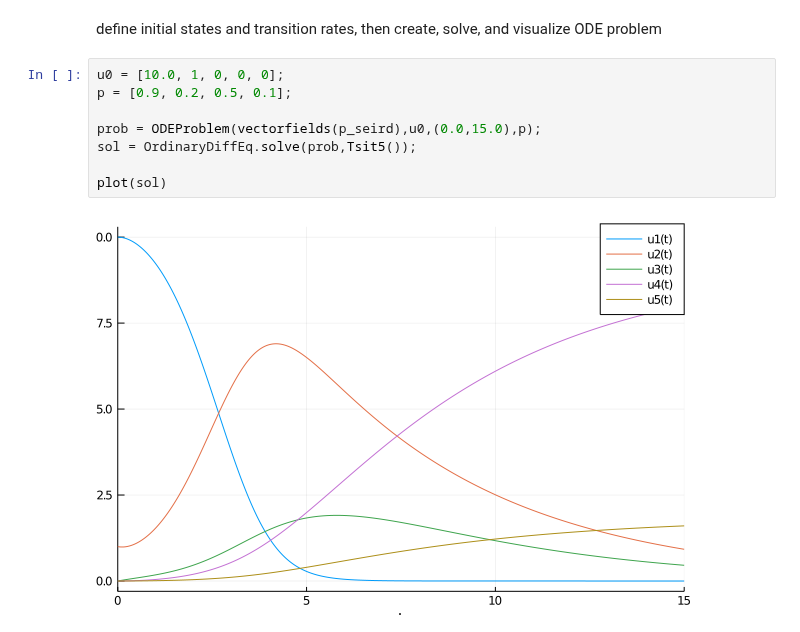
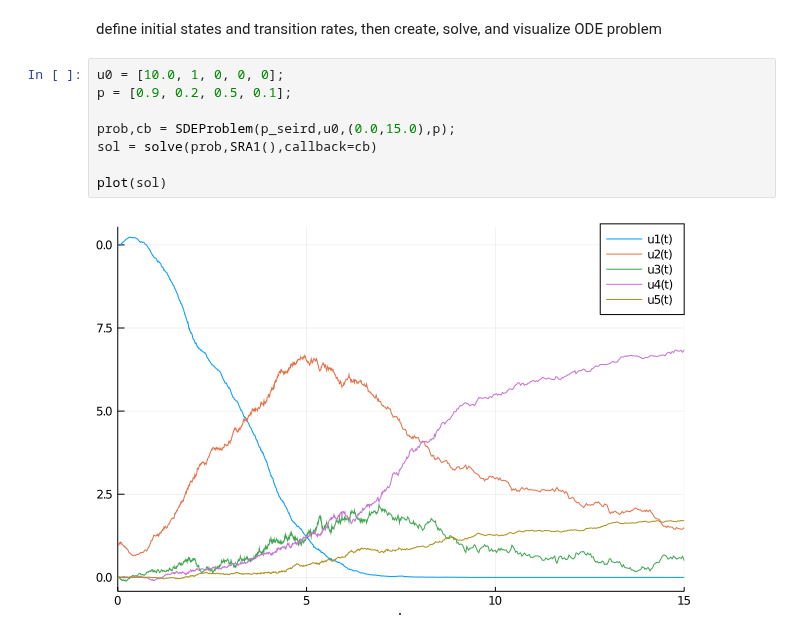
Before and after one commit to AlgebraicJulia/AlgebraicPetri.jl, a Jupyter notebook: dev/examples/covid/epidemiology.ipynb, the cells around one changed output. Drawn from its saved outputs; the diff is of its cells as text.

```diff
--- a/dev/examples/covid/epidemiology.ipynb
+++ b/dev/examples/covid/epidemiology.ipynb
@@ -106,10 +105,10 @@ create, solve, and visualize ODE problem
 # %%
 u0 = [10.0, 1, 0, 0, 0];
 p = [0.9, 0.2, 0.5, 0.1];
 
-prob = ODEProblem(vectorfields(p_seird),u0,(0.0,15.0),p);
-sol = OrdinaryDiffEq.solve(prob,Tsit5());
+prob,cb = SDEProblem(p_seird,u0,(0.0,15.0),p);
+sol = solve(prob,SRA1(),callback=cb)
 
 plot(sol)
 # %% [output]
-[figure, old version]
+[figure, new version]
```
Also changed, not shown: parts of 3 cells of this notebook, 9 other files.
